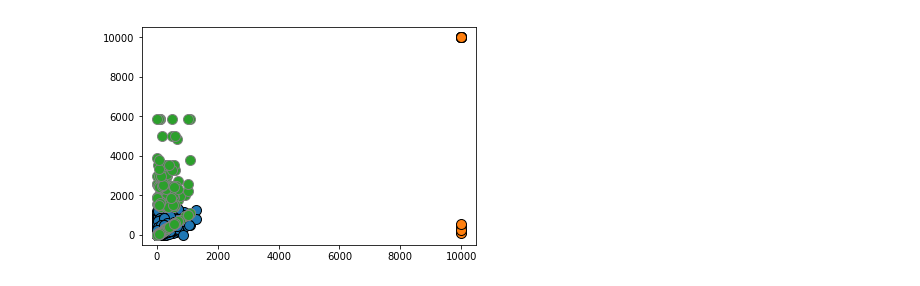
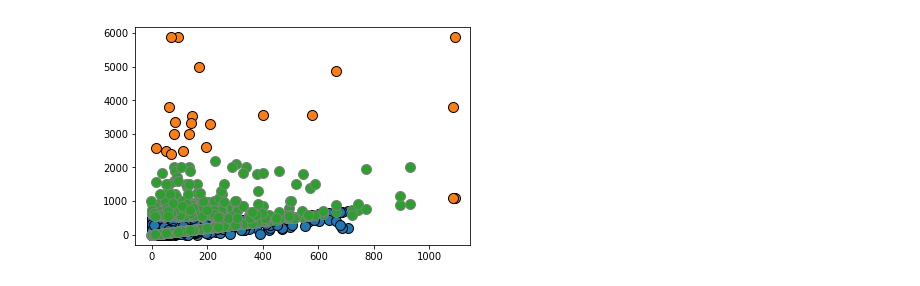
Before and after one commit to kbowerma/data_privacy_examples, a Jupyter notebook: cluster_foxtrot.ipynb, the cells around one changed output. Cells and saved outputs as stored; diff of their text form; code cells hidden in the pictures.

```diff
--- a/cluster_foxtrot.ipynb
+++ b/cluster_foxtrot.ipynb
@@ -70,9 +68,9 @@ cluster membership:
 # %%
-mglearn.discrete_scatter(array_dfa[:,0],array_dfa[:,], kmeans.labels_,markers='o')
+mglearn.discrete_scatter(X[:,0],X[:,], km_a.labels_,markers='o')
 #mglearn.discrete_scatter(kmeans.cluster_centers_[:, 0], kmeans.cluster_centers_[:, 1], [0, 1, 2],markers='^',markeredgewidth=2)
 plt.show()
 # %% [output]
-[figure, old version]
+[figure, new version]
 # %%
 #dfh Age vs Total Income
 dfh = df[(df.INCTOT < 500000) & (df.INCTOT != 0) & (df.AGE < 65) & (df.AGE > 18) & (df.CITY != 0)]
```
Also changed, not shown: parts of 8 cells of this notebook, 2 other files.
